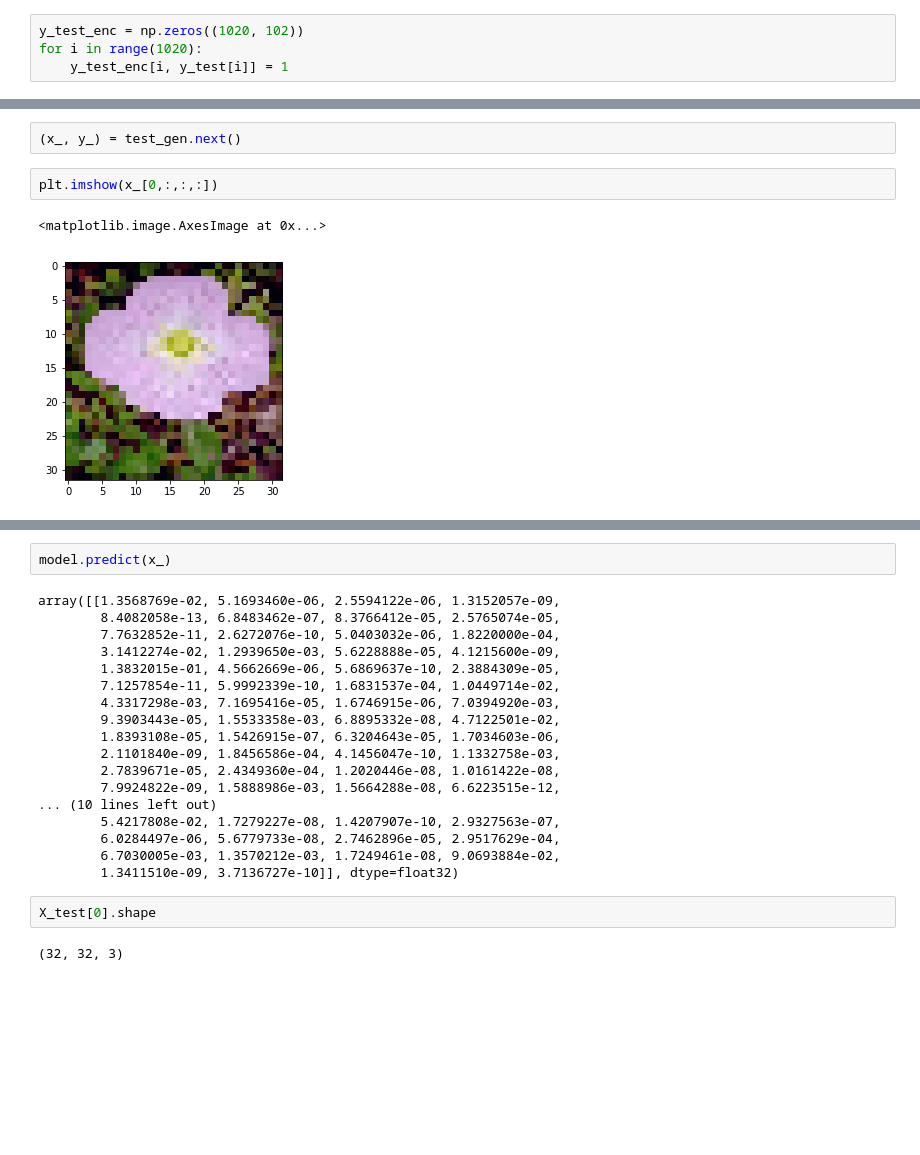
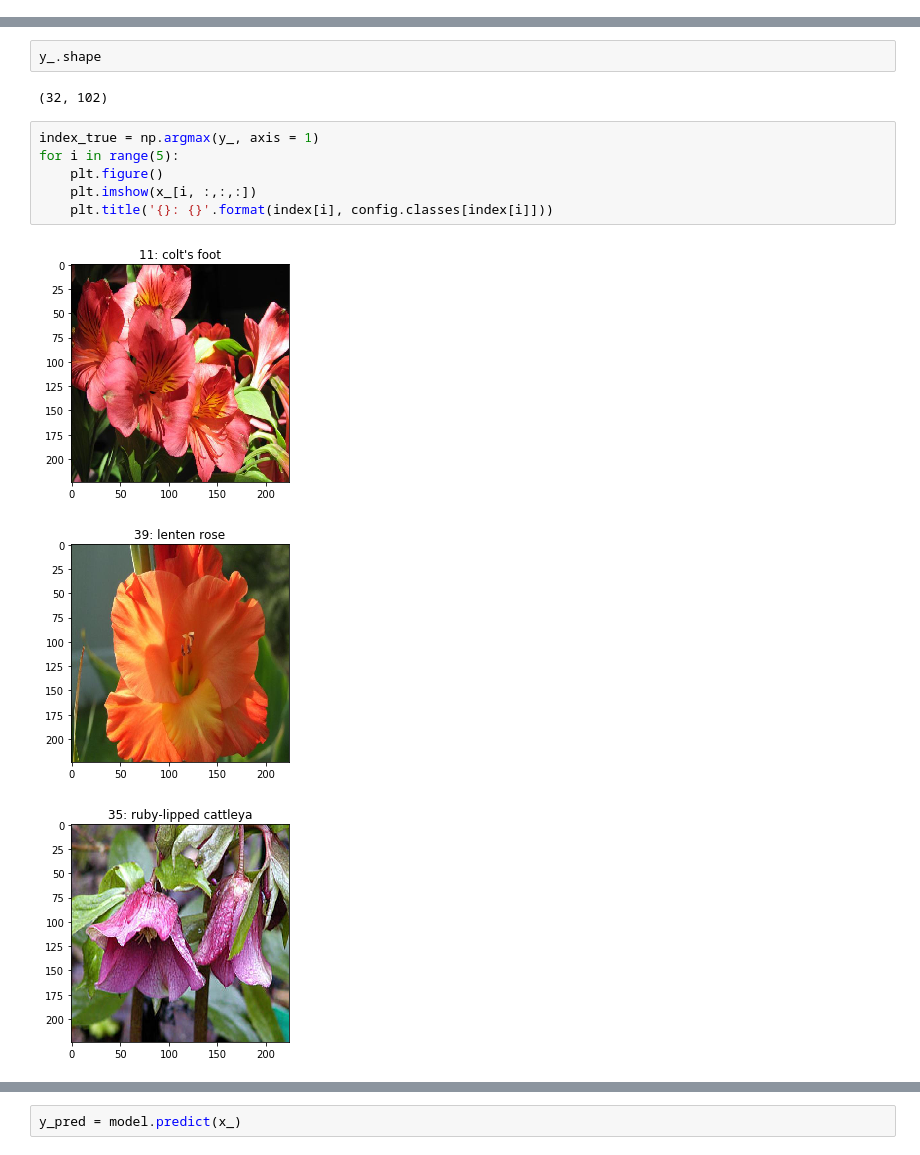
Before and after one commit to qqu0127/see-flowers, a Jupyter notebook: demo.ipynb, the cells around one changed output, grey strips where cells are left out. Drawn from its saved outputs; the diff is of its cells as text; blank space fills up the shorter version.

```diff
--- a/demo.ipynb
+++ b/demo.ipynb
@@ -76,4 +51,0 @@ y_test[10]
-# %%
-y_test_enc = np.zeros((1020, 102))
-for i in range(1020):
-    y_test_enc[i, y_test[i]] = 1
@@ -124,7 +57,14 @@ model.evaluate_generator(test_gen)
-# %%
-(x_, y_) = test_gen.next()
-# %%
-plt.imshow(x_[0,:,:,:])
-# %% [output]
-<matplotlib.image.AxesImage at 0x...>
-[figure, removed]
+# %%
+y_.shape
+# %% [output]
+(32, 102)
+# %%
+index_true = np.argmax(y_, axis = 1)
+for i in range(5):
+    plt.figure()
+    plt.imshow(x_[i, :,:,:])
+    plt.title('{}: {}'.format(index[i], config.classes[index[i]]))
+# %% [output]
+[figure, added]
+[figure, added]
+[figure, added]
@@ -131,24 +73,2 @@ plt.imshow(x_[0,:,:,:])
 # %%
-model.predict(x_)
+y_pred = model.predict(x_)
-# %% [output]
-array([[1.3568769e-02, 5.1693460e-06, 2.5594122e-06, 1.3152057e-09,
-        8.4082058e-13, 6.8483462e-07, 8.3766412e-05, 2.5765074e-05,
-        7.7632852e-11, 2.6272076e-10, 5.0403032e-06, 1.8220000e-04,
-        3.1412274e-02, 1.2939650e-03, 5.6228888e-05, 4.1215600e-09,
-        1.3832015e-01, 4.5662669e-06, 5.6869637e-10, 2.3884309e-05,
-        7.1257854e-11, 5.9992339e-10, 1.6831537e-04, 1.0449714e-02,
-        4.3317298e-03, 7.1695416e-05, 1.6746915e-06, 7.0394920e-03,
-        9.3903443e-05, 1.5533358e-03, 6.8895332e-08, 4.7122501e-02,
-        1.8393108e-05, 1.5426915e-07, 6.3204643e-05, 1.7034603e-06,
-        2.1101840e-09, 1.8456586e-04, 4.1456047e-10, 1.1332758e-03,
-        2.7839671e-05, 2.4349360e-04, 1.2020446e-08, 1.0161422e-08,
-        7.9924822e-09, 1.5888986e-03, 1.5664288e-08, 6.6223515e-12,
-... (10 lines left out)
-        5.4217808e-02, 1.7279227e-08, 1.4207907e-10, 2.9327563e-07,
-        6.0284497e-06, 5.6779733e-08, 2.7462896e-05, 2.9517629e-04,
-        6.7030005e-03, 1.3570212e-03, 1.7249461e-08, 9.0693884e-02,
-        1.3411510e-09, 3.7136727e-10]], dtype=float32)
-# %%
-X_test[0].shape
-# %% [output]
-(32, 32, 3)
```
Also changed, not shown: parts of 34 cells of this notebook.
